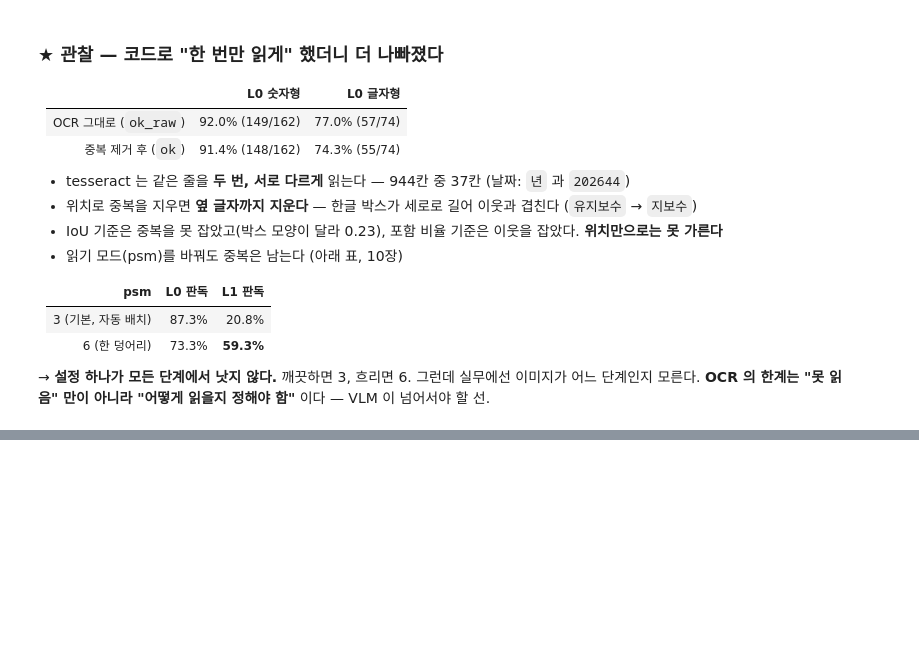
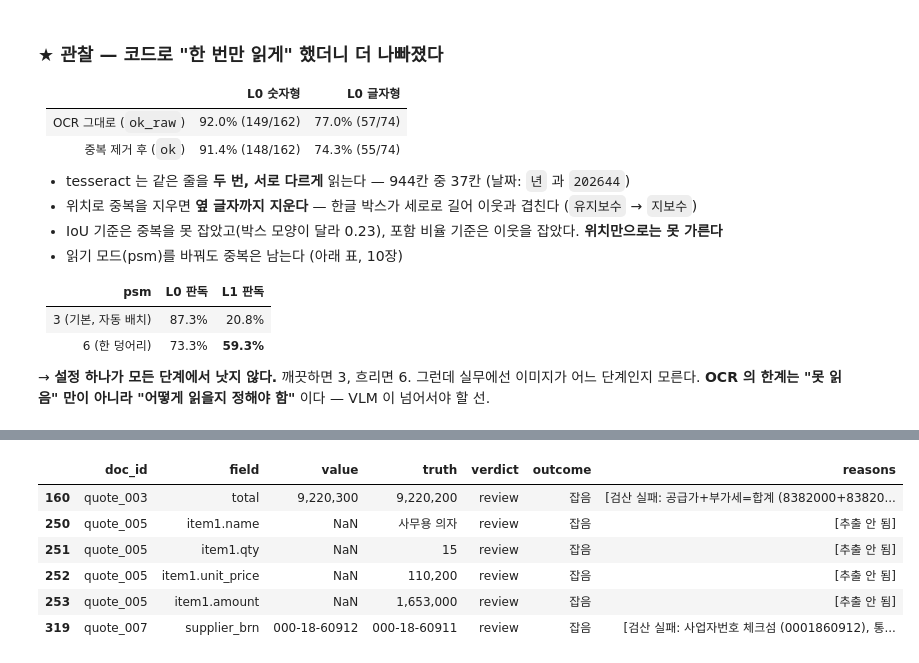
Before and after one commit to songwookun/img-vlm-extractor, a Jupyter notebook: notebooks/02_role_split.ipynb, the cells around one changed output, grey strips where cells are left out. Cells and saved outputs as stored; diff of their text form; code cells hidden in the pictures; blank space fills up the shorter version.

Commit message:
feat: 0일차 — 검산 7종 · 판정 · 채점/CSV · VLM 러너
정답 10장 검산 100% 통과. 판정 규칙은 인자로 열어두고 데이터로 고른다. 첫 VLM 호출(1장)에서 한글 금액 날조와 OCR·VLM 동시 오독(이아무게) 관측. unit→unit_price 스키마 버그 수정. 호출은 RUN_VLM 플래그로만

```diff
--- a/notebooks/02_role_split.ipynb
+++ b/notebooks/02_role_split.ipynb
@@ -76,7 +76,7 @@ def quote_values(rng: random.Random) -> dict:
     for name, unit_name, lo, hi, qmax in rng.sample(ITEMS, rng.randint(2, 5)):
         unit = rng.randrange(lo, hi, 100)          # 실제 단가처럼 100원 단위
         qty = rng.randint(1, qmax)                # 어색한 수량은 VLM 이 "고쳐 쓸" 수 있다
-        items.append({"name": name, "unit_name": unit_name, "unit": unit, "qty": qty, "amount": unit * qty})
+        items.append({"name": name, "unit_name": unit_name, "unit_price": unit, "qty": qty, "amount": unit * qty})
     supply = sum(i["amount"] for i in items)
     vat = supply // 10                              # 원 미만 버림 — 실물은 반올림도 있어 검산은 ±1원 허용
     supplier, client = rng.sample(COMPANIES, 2)
@@ -174,7 +174,7 @@ def draw_quote_items(d, t, v, top=320) -> int:
         put(d, t, (60, y + 10), it["name"], 15, name=f"item{i}.name")
         put(d, t, (500, y + 10), str(it["qty"]), 15, name=f"item{i}.qty", kind="num", anchor="ra")
         put(d, t, (545, y + 10), it["unit_name"], 15, anchor="ma")
-        put(d, t, (700, y + 10), f"{it['unit']:,}", 15, name=f"item{i}.unit", kind="num", anchor="ra")
+        put(d, t, (700, y + 10), f"{it['unit_price']:,}", 15, name=f"item{i}.unit_price", kind="num", anchor="ra")
         put(d, t, (840, y + 10), f"{it['amount']:,}", 15, name=f"item{i}.amount", kind="num", anchor="ra")
     return bottom
 
@@ -375,7 +396,7 @@ OCR_PSMS = (3, 6)
 def score_ocr(img, truths) -> list[dict]:
     """모드별 결과를 따로 남기고, 하나라도 맞으면 ok — OCR 에 가장 유리한 상한.
        실무에선 어느 모드를 믿을지 모르므로 실제 OCR 보다 후하다. 그래도 VLM 이 이기면 반론이 없다"""
-    toks = {p: ocr_tokens(img, psm=p) for p in OCR_PSMS}
+    toks = {p: ocr_cached(img, psm=p) for p in OCR_PSMS}
     rows = []
     for f in truths:
         r = {"field": f.name, "kind": f.kind, "truth": f.value}
@@ -389,6 +410,7 @@ def score_ocr(img, truths) -> list[dict]:
 import pandas as pd
 _s = pd.DataFrame(score_ocr(_img, _t))
 print(f"L0 OCR 판독: psm3 {_s.ok_p3.sum()}/{len(_s)} · psm6 {_s.ok_p6.sum()}/{len(_s)} · 유리한 쪽 {_s.ok.sum()}/{len(_s)}")
+save_ocr_cache()
 _s[~_s.ok]
 # %% [output]
 L0 OCR 판독: psm3 27/30 · psm6 25/30 · 유리한 쪽 27/30
@@ -457,0 +741,68 @@ text    29.7% (22/74)
+# %%
+from dataclasses import asdict
+
+def correct(field, v, truth) -> bool:
+    """필드 종류별 같은 값인가. 날짜는 표기 무관(2026년 5월 9일 = 2026-05-09), 금액은 숫자로"""
+    if v in (None, "") or truth is None:          # null 은 '읽은 값' 이 아니다 · 정답에 없는 칸(지어낸 줄)은 틀림
+        return False
+    if field == "date":
+        ymd = lambda s: (m := re.search(r"(\d{4})\D+(\d{1,2})\D+(\d{1,2})", s)) and tuple(map(int, m.groups()))
+        return ymd(v) == ymd(truth)
+    if field == "total_kor":
+        return kor_to_int(v) == kor_to_int(truth)
+    if kind_of(field) == "text" or field in ("doc_no", "supplier_brn"):
+        return norm(v, kind_of(field)) == norm(truth, kind_of(field))
+    return parse_amount(v) == parse_amount(truth)
+
+OUTCOME = {(True, "auto"): "정상", (True, "review"): "오탐", (False, "auto"): "놓친 오답", (False, "review"): "잡음"}
+
+def score(verdicts, truths, **meta) -> list[dict]:
+    """정답에 있는데 추출 안 된 칸을 '추출 안 됨 · 검토' 로 채운다 — 빼먹은 줄이 분모에서 조용히 사라지지 않게"""
+    tv = {f.name: f.value for f in truths}
+    seen = {v.field for v in verdicts}
+    verdicts = verdicts + [FieldVerdict(f, None, "review", ["추출 안 됨"], None, 0) for f in tv if f not in seen]
+    return [{**meta, **asdict(v), "truth": tv.get(v.field), "correct": (ok := correct(v.field, v.value, tv.get(v.field))),
+             "outcome": OUTCOME[(ok, v.verdict)]} for v in verdicts]
+
+def report(df, by=("method", "level")):
+    rate = lambda name: (name, lambda s: f"{(s == name).mean():.1%} ({(s == name).sum()}/{len(s)})")
+    return df.groupby(list(by))["outcome"].agg([("검사", "size"),
+        ("의심", lambda s: f"{s.isin(['오탐', '잡음']).mean():.1%} ({s.isin(['오탐', '잡음']).sum()}/{len(s)})"),
+        rate("오탐"), rate("놓친 오답")])
+
+HUMAN_COLS = ["doc_id", "doc_type", "level", "method", "field", "value", "verdict", "reasons", "bbox"]
+
+def write_csv(df, name):
+    """_review.csv = 사람용(검토 칸만, 정답 없음) · _scored.csv = 채점용(전부)
+       ★ '추출 안 됨' 은 정답을 봐야 아는 칸이라 사람용에서 뺀다 — 실무에선 검산 실패로 드러나야 한다"""
+    human = df[(df.verdict == "review") & (df.reasons.map(lambda r: r != ["추출 안 됨"]))]
+    human[HUMAN_COLS].to_csv(f"data/{name}_review.csv", index=False)
+    df.to_csv(f"data/{name}_scored.csv", index=False)
+
+# 시연 — 가짜 VLM 출력: 정답 10장(L1)에 오류 셋을 심는다
+def fake_vlm(seed, tr):
+    x = {f.name: f.value for f in tr}
+    if seed == 3:                                   # 합계 한 자리
+        x["total"] = x["total"][:-3] + str((int(x["total"][-3]) + 1) % 10) + x["total"][-2:]
+    if seed == 5:                                   # 품목 한 줄 통째로 누락
+        x = {k: v for k, v in x.items() if not k.startswith("item1.")}
+    if seed == 7:                                   # 사업자번호 끝자리
+        x["supplier_brn"] = x["supplier_brn"][:-1] + str((int(x["supplier_brn"][-1]) + 1) % 10)
+    return x
+
+_rows = []
+for seed in range(N_DOCS):
+    img, tr = draw_quote(quote_values(random.Random(seed)))
+    im = degrade(img, "L1", seed=seed)
+    sets = [ocr_cached(im, psm=p) for p in OCR_PSMS]
+    x = fake_vlm(seed, tr)
+    for ng in ("weak", "red"):
+        _rows += score(judge(x, check_quote(x), sets, no_ground=ng), tr,
+                       doc_id=f"quote_{seed:03d}", doc_type="quote", level="L1", method=f"가짜VLM/{ng}")
+save_ocr_cache()
+DEMO = pd.DataFrame(_rows)
+write_csv(DEMO[DEMO.method == "가짜VLM/weak"], "demo")
+print(report(DEMO), "\n")
+print("심은 오류 3건이 어디로 갔나 (weak)")
+DEMO[(DEMO.method == "가짜VLM/weak") & ~DEMO.correct][["doc_id", "field", "value", "truth", "verdict", "outcome", "reasons"]]
+# %% [output]
@@ -457,0 +815,7 @@ text    29.7% (22/74)
+|  | doc_id | field | value | truth | verdict | outcome | reasons |
+| 160 | quote_003 | total | 9,220,300 | 9,220,200 | review | 잡음 | [검산 실패: 공급가+부가세=합계 (8382000+83820... |
+| 250 | quote_005 | item1.name | NaN | 사무용 의자 | review | 잡음 | [추출 안 됨] |
+| 251 | quote_005 | item1.qty | NaN | 15 | review | 잡음 | [추출 안 됨] |
+| 252 | quote_005 | item1.unit_price | NaN | 110,200 | review | 잡음 | [추출 안 됨] |
+| 253 | quote_005 | item1.amount | NaN | 1,653,000 | review | 잡음 | [추출 안 됨] |
+| 319 | quote_007 | supplier_brn | 000-18-60912 | 000-18-60911 | review | 잡음 | [검산 실패: 사업자번호 체크섬 (0001860912), 통... |
```
Also changed, not shown: parts of 14 cells of this notebook, 1 other file.
